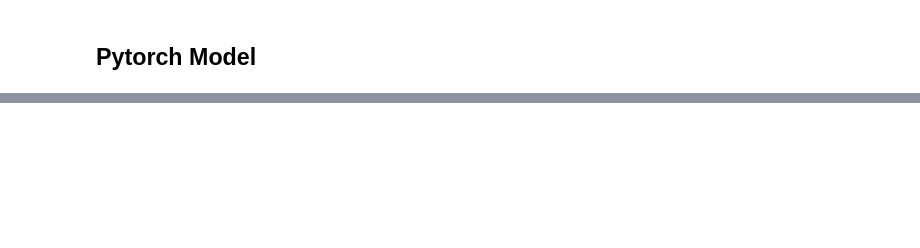
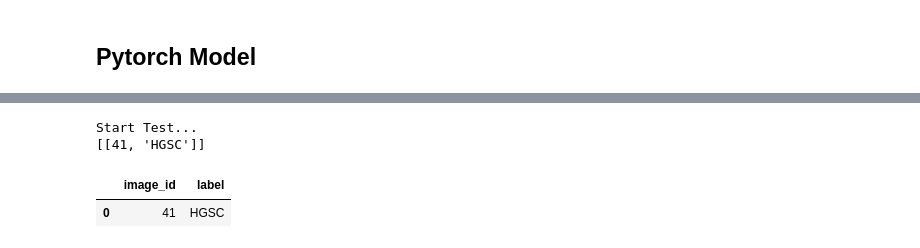
Before and after one commit to m5k5/KaggleUBC-OCEAN, a Jupyter notebook: ConvModel Patches Inference.ipynb, the cells around one changed output, grey strips where cells are left out. Drawn from its saved outputs; the diff is of its cells as text; code cells hidden in the pictures; blank space fills up the shorter version.

Commit message:
Minor changes in inference script Histologic info

```diff
--- a/ConvModel Patches Inference.ipynb
+++ b/ConvModel Patches Inference.ipynb
@@ -174,6 +178,6 @@ from torch import nn
 import torch
 from modelZoo.models import Res2DModel
 
-model = torch.jit.load('model.pt')
+model = torch.jit.load('Res2DModelPatches_K_8_scripted.pt')
 
 print(model)
@@ -180,19 +202,35 @@ print(model)
 # %%
 result=[]
-def test(dataloader, model, epoch):
-    print("Start Validation...")
-    model.eval()
-    loss = 0
-    for batch, (X, id) in enumerate(g):
-        X = torch.Tensor(X)
-        X = X.movedim(-1,1)
-        X, y = X.to(device), y.to(device)
-        pred = model(X)
-        targetLabel = torch.argmax(y, dim=1)
-        vals, counts = np.unique(targetLabel.detach().cpu().numpy(), return_counts=True)
-        maxIdx= np.argmax(counts)
-        maxVal = vals[maxIdx]
-        result.append([id, maxVal])
+THRESHOLD = 0.5
+g = generator()
 
+print("Start Test...")
+model.eval()
+loss = 0
+for batch, (X, id) in enumerate(g):
+    X = torch.Tensor(X)
+    X = X.movedim(-1,1)
+    X = X.to(device)
+    pred = model(X)
+    targetLabel = torch.argmax(pred, dim=1)
+    probs=[]
+    for j,t in enumerate(targetLabel):
+        probs.append(pred[j,t].detach().cpu().numpy())
+    vals, counts = np.unique(targetLabel.detach().cpu().numpy(), return_counts=True)
+    maxIdx= np.argmax(counts)
+    maxVal = vals[maxIdx]
+    label = enc.inverse_transform([maxVal])[0]
+    if np.mean(probs)<THRESHOLD:
+        label = "Other"
+    result.append([id, label])
 
-test(dataLoader, model)
+print(result)
+# %% [output]
+Start Test...
+[[41, 'HGSC']]
+# %%
+df = pd.DataFrame(result, columns=['image_id', "label"])
+df.head()
+# %% [output]
+|  | image_id | label |
+| 0 | 41 | HGSC |
```
Also changed, not shown: parts of 6 cells of this notebook, 2 other files.
